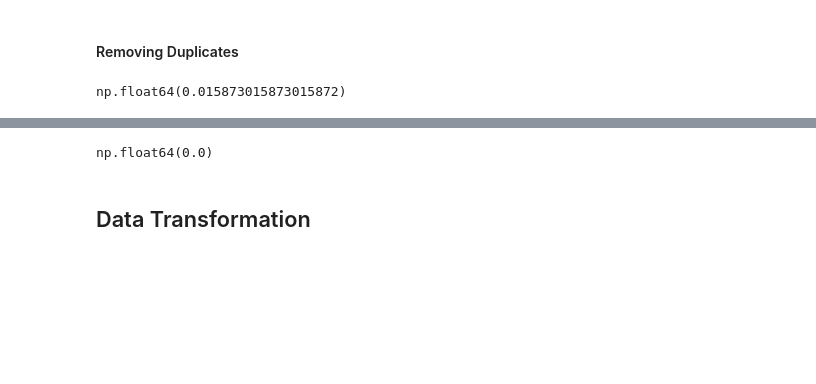
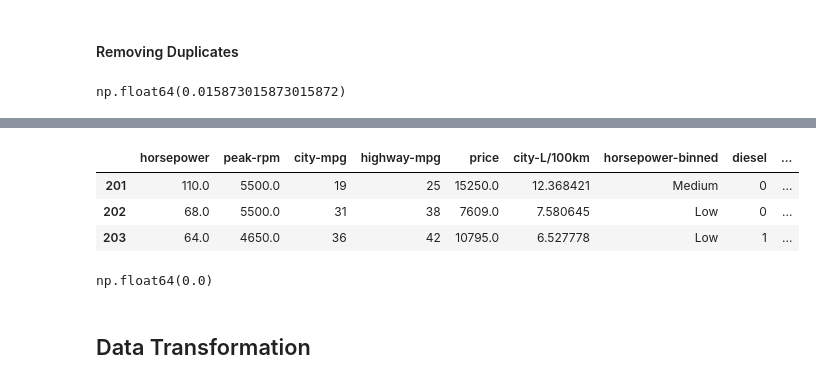
Before and after one commit to sherary/assignment-data-pipeline-sherary, a Jupyter notebook: src/eda.ipynb, the cells around one changed output, grey strips where cells are left out. Drawn from its saved outputs; the diff is of its cells as text; code cells hidden in the pictures; blank space fills up the shorter version.

```diff
--- a/src/eda.ipynb
+++ b/src/eda.ipynb
@@ -106,3 +142,10 @@ np.float64(0.015873015873015872)
+# %%
+duplicates[dupe_columns[21:]]
+# %% [output]
+|  | horsepower | peak-rpm | city-mpg | highway-mpg | price | city-L/100km | horsepower-binned | diesel | ... |
+| 201 | 110.0 | 5500.0 | 19 | 25 | 15250.0 | 12.368421 | Medium | 0 | ... |
+| 202 | 68.0 | 5500.0 | 31 | 38 | 7609.0 | 7.580645 | Low | 0 | ... |
+| 203 | 64.0 | 4650.0 | 36 | 42 | 10795.0 | 6.527778 | Low | 1 | ... |
 # %%
 dirty_df = dirty_df.drop_duplicates()
 duplicate_value_check(dirty_df)
```
Also changed, not shown: parts of 21 cells of this notebook, 4 other files.
